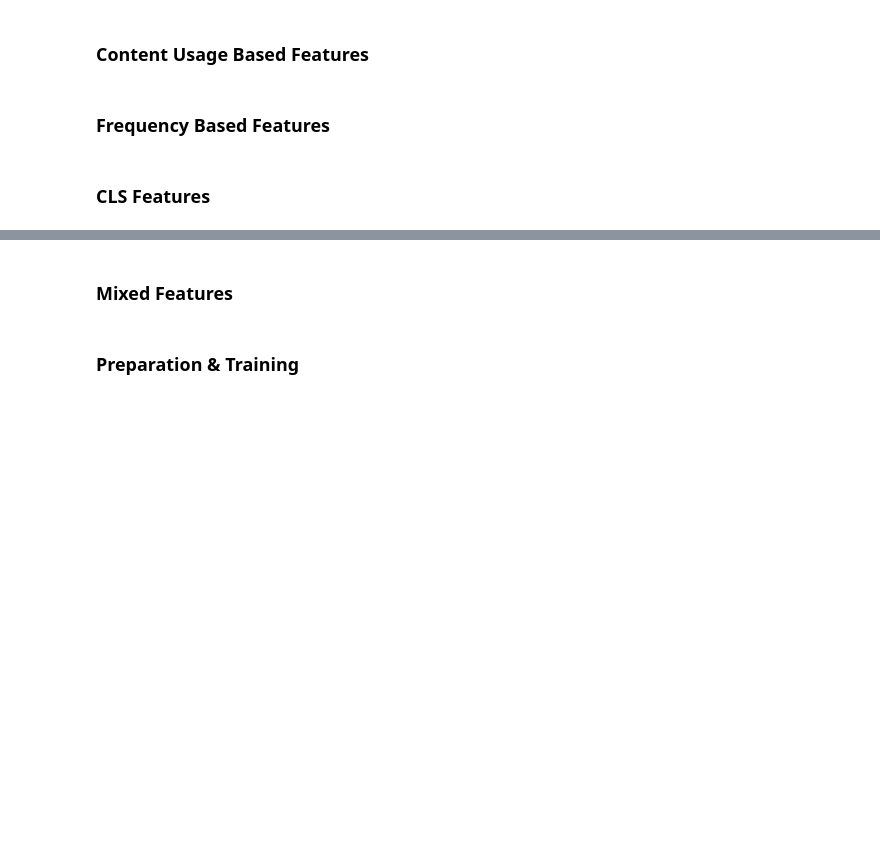
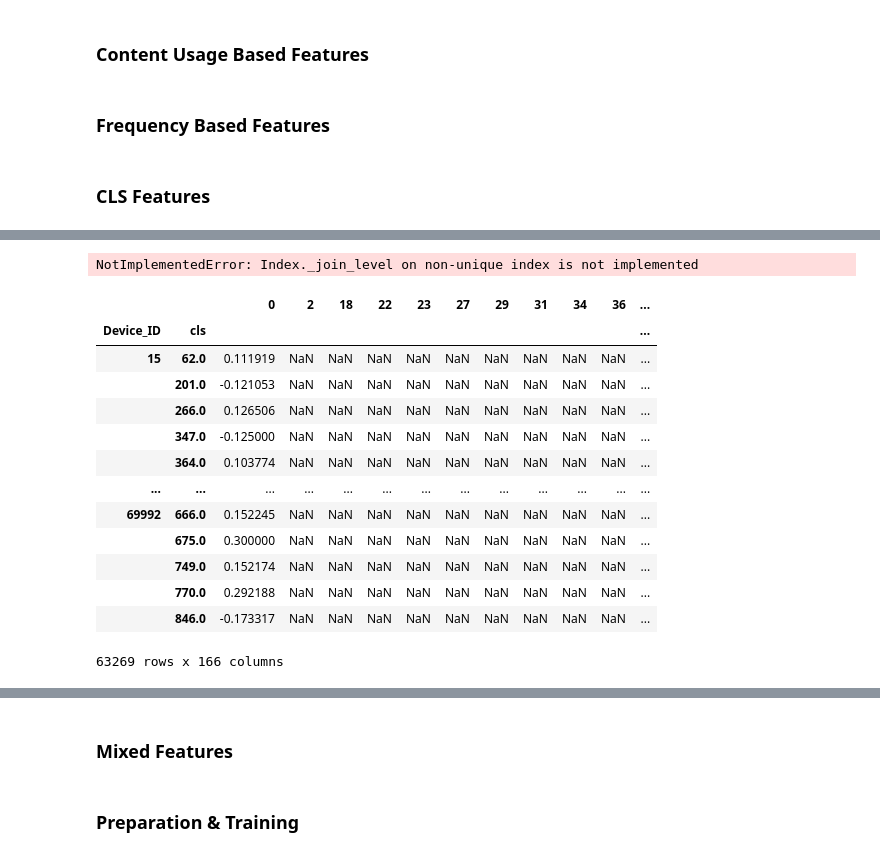
Before and after one commit to Tom-Touati/mafat-challenge, a Jupyter notebook: code/time_based_model.ipynb, the cells around one changed output, grey strips where cells are left out. Saved outputs shown, nothing was run; the diff lists cells and outputs as text; code cells hidden in the pictures; blank space fills up the shorter version.

```diff
--- a/code/time_based_model.ipynb
+++ b/code/time_based_model.ipynb
@@ -476,18 +500,18 @@ def _calculate_p1_if_active(domain_activity_timeseries):
     pass
 
 
-def get_domain_activity_timeseries(train_df, domain_ts_kwargs):
+def get_domain_activity_timeseries(train_df, domain_ts_kwargs,col="Domain"):
     process_domain_timeseries = partial(process_activity_timeseries,
                                         **domain_ts_kwargs)
     process_domain_timeseries.__name__ = process_activity_timeseries.__name__
-    domain_timeseries = train_df[["Domain_Name", "Target",
+    domain_timeseries = train_df[[col, "Target",
                                   "Device_ID"]].groupby([
-                                      "Domain_Name", "Target"
+                                      col, "Target"
                                   ]).apply(process_domain_timeseries)
     domain_timeseries["activity_fraction"] = domain_timeseries.groupby(
-        ["Domain_Name", "Target"]).transform(lambda x: x / x.sum())
+        [col, "Target"]).transform(lambda x: x / x.sum())
     # Add the sum of activity as a new column
-    domain_activity = domain_timeseries.groupby(["Domain_Name", "Target"
+    domain_activity = domain_timeseries.groupby([col, "Target"
                                                  ])[["Activity"]].sum()
     domain_activity = domain_activity.rename(
         columns={"Activity": "target_domain_activity"})
@@ -497,12 +521,12 @@ def get_domain_activity_timeseries(train_df, domain_ts_kwargs):
                                                 right_index=True)
     # Reset index to get Target as a column, then pivot to get Target as columns
     pivot_fraction_ts = domain_timeseries.reset_index().pivot(
-        index=['Datetime', 'Domain_Name'], columns='Target').fillna(0)
+        index=['Datetime', col], columns='Target').fillna(0)
     pivot_fraction_ts.columns = [
         f'{col[0]}_{col[1]}' for col in pivot_fraction_ts.columns
     ]
     target_users_per_domain = train_df.groupby([
-        "Domain_Name", "Target"
+        col, "Target"
     ])["Device_ID"].nunique().unstack().fillna(0).astype(int).rename(
         columns={
             0: "0_users",
@@ -515,25 +539,25 @@ def get_domain_activity_timeseries(train_df, domain_ts_kwargs):
     return pivot_fraction_ts
 
 
-def get_user_activity_timeseries(db_df, user_ts_kwargs):
+def get_user_activity_timeseries(db_df, user_ts_kwargs,col="Domain_Name"):
     process_user_timeseries = partial(process_activity_timeseries,
                                       **user_ts_kwargs)
     process_user_timeseries.__name__ = process_activity_timeseries.__name__
-    user_timeseries = db_df[["Domain_Name", "Device_ID"
-                             ]].groupby(["Domain_Name", "Device_ID"
+    user_timeseries = db_df[[col, "Device_ID"
+                             ]].groupby([col, "Device_ID"
                                          ]).apply(process_user_timeseries)
     return user_timeseries
 
 
 def get_user_domain_scores(domain_activity_timeseries,
-                           user_activity_timeseries):
+                           user_activity_timeseries,col="Domain_Name"):
     # Merge domain and user timeseries data more efficiently
     merged_timeseries_df = domain_activity_timeseries[[
         "p_1|active", "bin_activity"
     ]].reset_index().merge(user_activity_timeseries.reset_index(),
                            how="inner",
-                           on=["Domain_Name", "Datetime"]).set_index(
-                               ["Datetime", "Domain_Name", "Device_ID"])
+                           on=[col, "Datetime"]).set_index(
+                               ["Datetime", col, "Device_ID"])
 
     # Filter for active periods first to reduce data size
     merged_timeseries_df = merged_timeseries_df[
@@ -542,7 +566,7 @@ def get_user_domain_scores(domain_activity_timeseries,
     # Calculate scores directly
     # Calculate relative activity using transform for vectorized operation
     group_sums = merged_timeseries_df.groupby(
-        ['Domain_Name', 'Device_ID'])['bin_activity'].transform('sum')
+        [col, 'Device_ID'])['bin_activity'].transform('sum')
 
     # Vectorized division
     merged_timeseries_df[
@@ -554,7 +578,7 @@ def get_user_domain_scores(domain_activity_timeseries,
         (merged_timeseries_df["relative_active_bins_activity"])
 
     # Get final scores with optimized groupby
-    final_scores = merged_timeseries_df.groupby(["Device_ID", "Domain_Name"
+    final_scores = merged_timeseries_df.groupby(["Device_ID", col
                                                  ])["weighted_score"].sum()
 
     # Create pivot table efficiently
@@ -797,0 +879,4 @@ cls_proportion_scaler = z_normalize_by_all(cls_proportion,
+# %%
+cls_p_scores_df = cls_p_scores_df.astype(np.float32).stack()
+# %%
+cls_p_scores_df = cls_p_scores_df[cls_p_scores_df.abs() > 0.1]
@@ -797,0 +900,22 @@ cls_proportion_scaler = z_normalize_by_all(cls_proportion,
+# %%
+cls_final_scores = cls_p_scores_df.to_frame().join(
+    cls_proportion.stack().rename("cls_proportion").to_frame(), how="inner")
+# %% [output]
+NotImplementedError: Index._join_level on non-unique index is not implemented
+# %%
+cls_final_scores
+# %% [output]
+|  |  | 0 | 2 | 18 | 22 | 23 | 27 | 29 | 31 | 34 | 36 | ... |
+| Device_ID | cls |  |  |  |  |  |  |  |  |  |  | ... |
+| 15 | 62.0 | 0.111919 | NaN | NaN | NaN | NaN | NaN | NaN | NaN | NaN | NaN | ... |
+|  | 201.0 | -0.121053 | NaN | NaN | NaN | NaN | NaN | NaN | NaN | NaN | NaN | ... |
+|  | 266.0 | 0.126506 | NaN | NaN | NaN | NaN | NaN | NaN | NaN | NaN | NaN | ... |
+|  | 347.0 | -0.125000 | NaN | NaN | NaN | NaN | NaN | NaN | NaN | NaN | NaN | ... |
+|  | 364.0 | 0.103774 | NaN | NaN | NaN | NaN | NaN | NaN | NaN | NaN | NaN | ... |
+| ... | ... | ... | ... | ... | ... | ... | ... | ... | ... | ... | ... | ... |
+| 69992 | 666.0 | 0.152245 | NaN | NaN | NaN | NaN | NaN | NaN | NaN | NaN | NaN | ... |
+|  | 675.0 | 0.300000 | NaN | NaN | NaN | NaN | NaN | NaN | NaN | NaN | NaN | ... |
+|  | 749.0 | 0.152174 | NaN | NaN | NaN | NaN | NaN | NaN | NaN | NaN | NaN | ... |
+|  | 770.0 | 0.292188 | NaN | NaN | NaN | NaN | NaN | NaN | NaN | NaN | NaN | ... |
+|  | 846.0 | -0.173317 | NaN | NaN | NaN | NaN | NaN | NaN | NaN | NaN | NaN | ... |
+63269 rows x 166 columns
```
Also changed, not shown: parts of 22 cells of this notebook.
